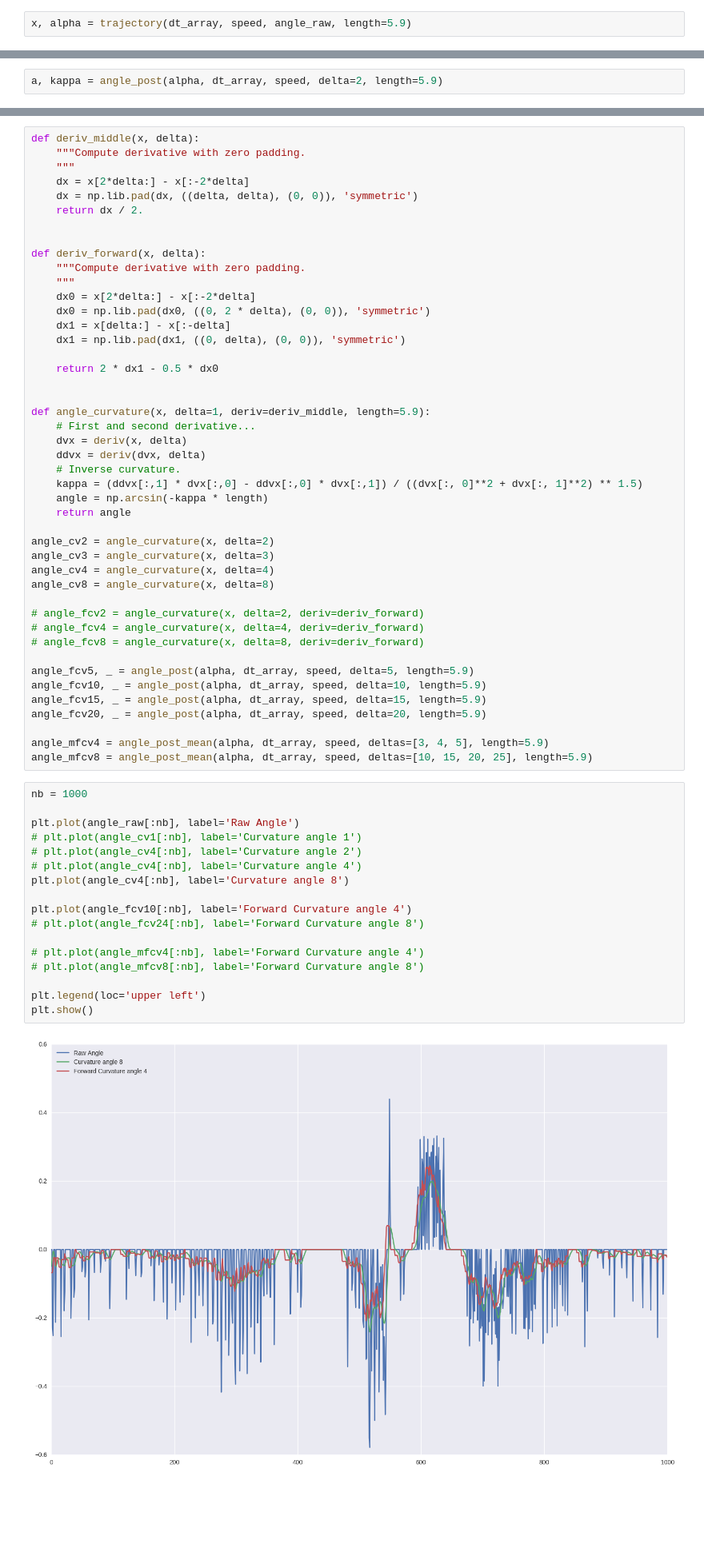
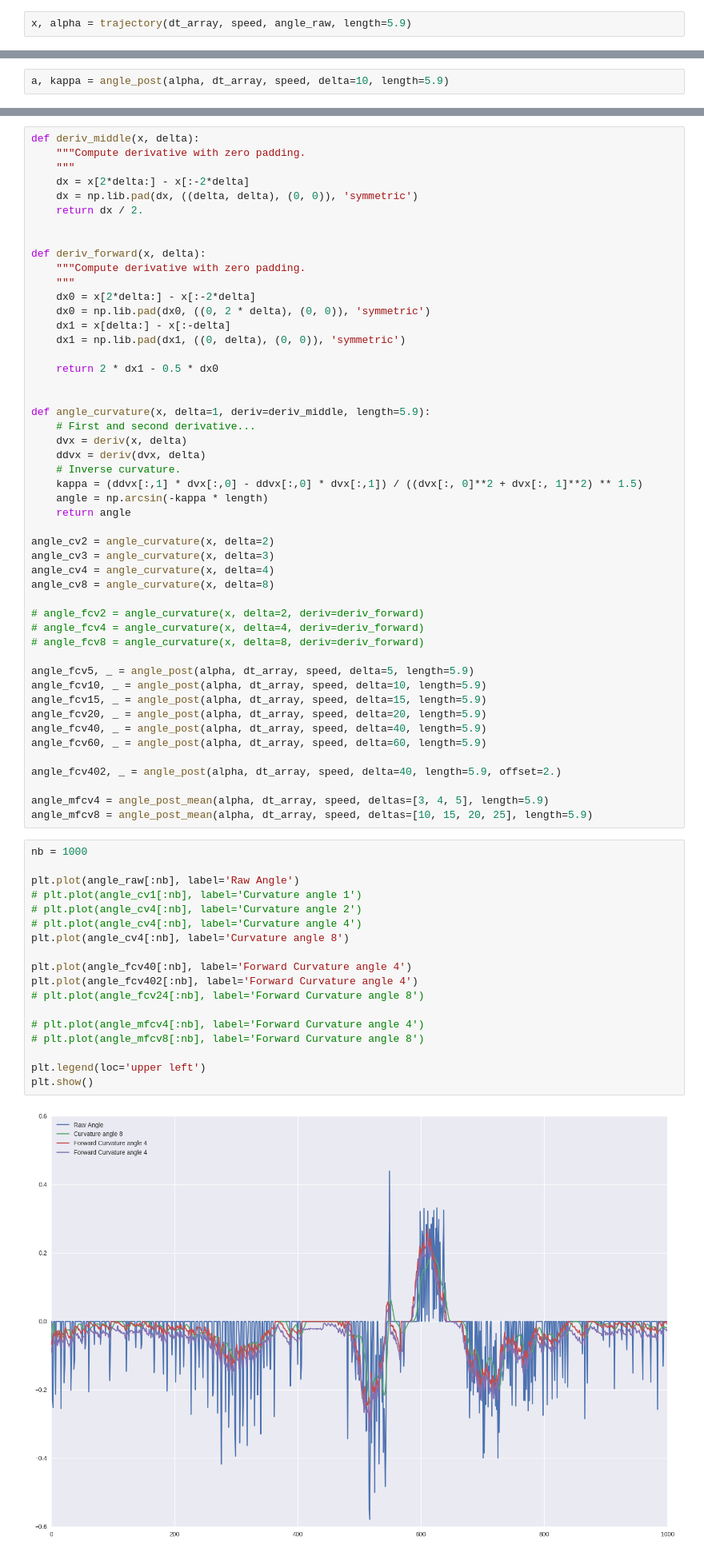
Before and after one commit to balancap/SDC-Behavioral-Cloning, a Jupyter notebook: behavioral-cloning.ipynb, the cells around one changed output, grey strips where cells are left out. Shown at 80% size. Saved outputs shown, nothing was run; the diff lists cells and outputs as text; blank space fills up the shorter version.

```diff
--- a/behavioral-cloning.ipynb
+++ b/behavioral-cloning.ipynb
@@ -214,7 +251,7 @@ def angle_post_mean(alpha, dt, speed, deltas=None, length=CAR_LENGTH):
     avg = avg / len(deltas)
     return avg
 # %%
-a, kappa = angle_post(alpha, dt_array, speed, delta=2, length=5.9)
+a, kappa = angle_post(alpha, dt_array, speed, delta=10, length=5.9)
 # %%
 nb = 1000000
 
@@ -270,28 +307,33 @@ angle_fcv5, _ = angle_post(alpha, dt_array, speed, delta=5, length=5.9)
 angle_fcv10, _ = angle_post(alpha, dt_array, speed, delta=10, length=5.9)
 angle_fcv15, _ = angle_post(alpha, dt_array, speed, delta=15, length=5.9)
 angle_fcv20, _ = angle_post(alpha, dt_array, speed, delta=20, length=5.9)
+angle_fcv40, _ = angle_post(alpha, dt_array, speed, delta=40, length=5.9)
+angle_fcv60, _ = angle_post(alpha, dt_array, speed, delta=60, length=5.9)
+
+angle_fcv402, _ = angle_post(alpha, dt_array, speed, delta=40, length=5.9, offset=2.)
 
 angle_mfcv4 = angle_post_mean(alpha, dt_array, speed, deltas=[3, 4, 5], length=5.9)
 angle_mfcv8 = angle_post_mean(alpha, dt_array, speed, deltas=[10, 15, 20, 25], length=5.9)
 # %%
 nb = 1000
 
 plt.plot(angle_raw[:nb], label='Raw Angle')
 # plt.plot(angle_cv1[:nb], label='Curvature angle 1')
 # plt.plot(angle_cv4[:nb], label='Curvature angle 2')
 # plt.plot(angle_cv4[:nb], label='Curvature angle 4')
 plt.plot(angle_cv4[:nb], label='Curvature angle 8')
 
-plt.plot(angle_fcv10[:nb], label='Forward Curvature angle 4')
+plt.plot(angle_fcv40[:nb], label='Forward Curvature angle 4')
+plt.plot(angle_fcv402[:nb], label='Forward Curvature angle 4')
 # plt.plot(angle_fcv24[:nb], label='Forward Curvature angle 8')
 
 # plt.plot(angle_mfcv4[:nb], label='Forward Curvature angle 4')
 # plt.plot(angle_mfcv8[:nb], label='Forward Curvature angle 8')
 
 plt.legend(loc='upper left')
 plt.show()
 # %% [output]
-[figure, old version]
+[figure, new version]
 # %%
 dt_array
 # %% [output]
```
Also changed, not shown: parts of 2 cells of this notebook, 2 other files.
